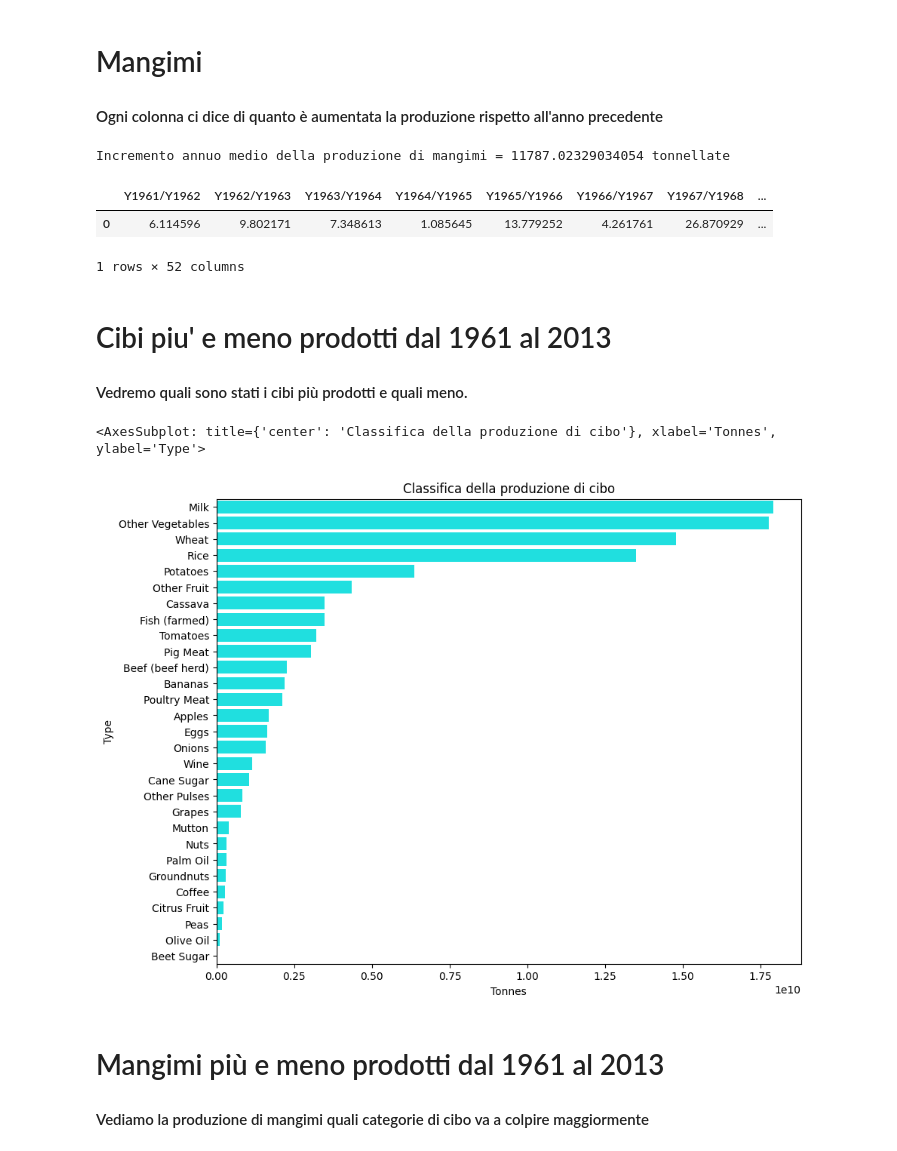
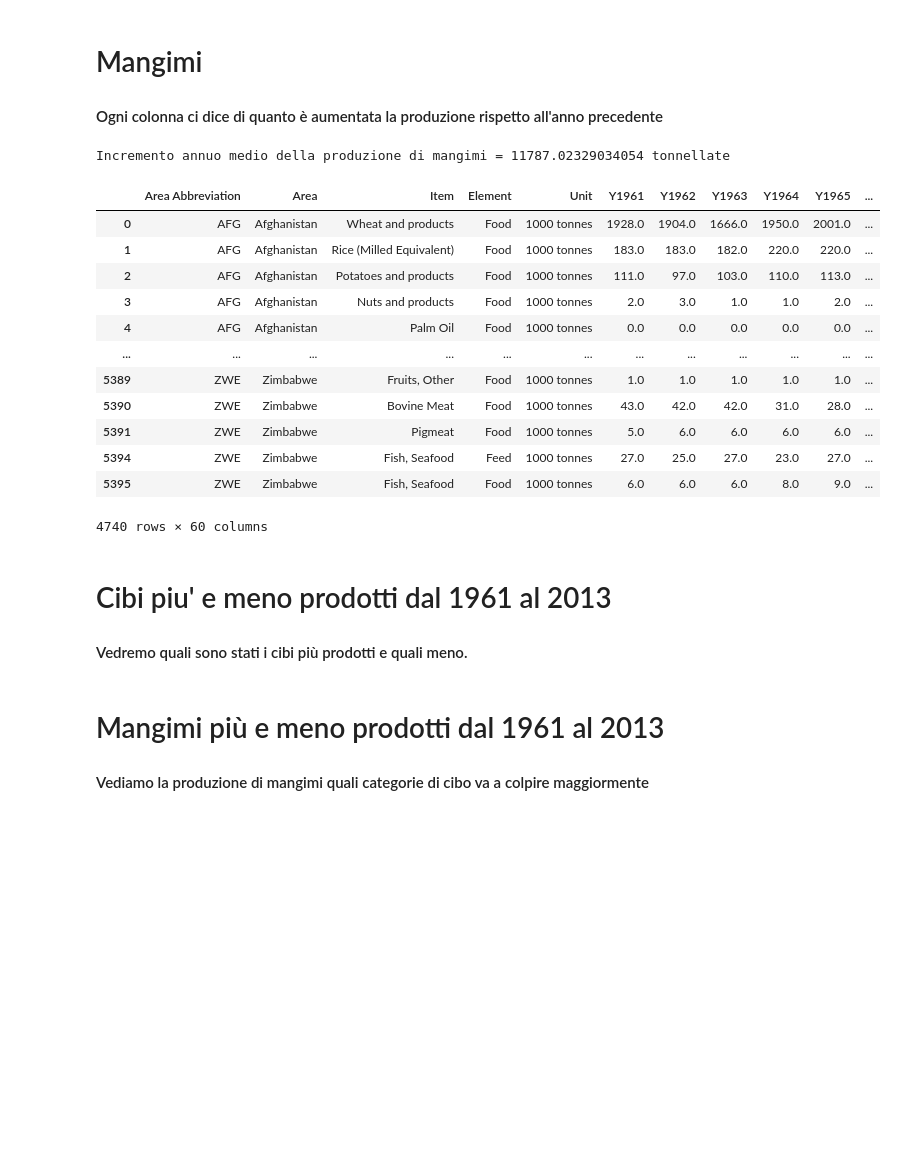
Before and after one commit to monkeymatt0/ProduzioneCibiMangimiImpattoAmbientale, a Jupyter notebook: MatteoVolleroDataVis.ipynb, the cells around one changed output. Cells and saved outputs as stored; diff of their text form; code cells hidden in the pictures; blank space fills up the shorter version.

```diff
--- a/MatteoVolleroDataVis.ipynb
+++ b/MatteoVolleroDataVis.ipynb
@@ -327,19 +319,29 @@ Incremento annuo medio della produzione di cibo = 14862.527781602186 tonnellate
 # %%
 Feed = cibi_mangimi.loc["Feed"]
 
 Feed_yearly_increment = [abs(Feed[f"Y{i}"] - Feed[f"Y{i+1}"]) for i in range(1961, 2014) if i + 1 < 2014]
 Feed_yearly_increment_df = pd.DataFrame()
 for i in range(1961, 2014):
      if i+1 < 2014:
           Feed_yearly_increment_df[f"Y{i}/Y{i+1}"] = pd.Series(Feed_yearly_increment[abs(1961 - i)])
 
 print(f"Incremento annuo medio della produzione di mangimi = {Feed_yearly_increment_df.iloc[0].mean() * 1000} tonnellate")
-Feed_yearly_increment_df
+prodotti_tracciati_df
 # %% [output]
 Incremento annuo medio della produzione di mangimi = 11787.02329034054 tonnellate
-|  | Y1961/Y1962 | Y1962/Y1963 | Y1963/Y1964 | Y1964/Y1965 | Y1965/Y1966 | Y1966/Y1967 | Y1967/Y1968 | ... |
-| 0 | 6.114596 | 9.802171 | 7.348613 | 1.085645 | 13.779252 | 4.261761 | 26.870929 | ... |
+|  | Area Abbreviation | Area | Item | Element | Unit | Y1961 | Y1962 | Y1963 | Y1964 | Y1965 | ... |
+| 0 | AFG | Afghanistan | Wheat and products | Food | 1000 tonnes | 1928.0 | 1904.0 | 1666.0 | 1950.0 | 2001.0 | ... |
+| 1 | AFG | Afghanistan | Rice (Milled Equivalent) | Food | 1000 tonnes | 183.0 | 183.0 | 182.0 | 220.0 | 220.0 | ... |
+| 2 | AFG | Afghanistan | Potatoes and products | Food | 1000 tonnes | 111.0 | 97.0 | 103.0 | 110.0 | 113.0 | ... |
+| 3 | AFG | Afghanistan | Nuts and products | Food | 1000 tonnes | 2.0 | 3.0 | 1.0 | 1.0 | 2.0 | ... |
+| 4 | AFG | Afghanistan | Palm Oil | Food | 1000 tonnes | 0.0 | 0.0 | 0.0 | 0.0 | 0.0 | ... |
+| ... | ... | ... | ... | ... | ... | ... | ... | ... | ... | ... | ... |
+| 5389 | ZWE | Zimbabwe | Fruits, Other | Food | 1000 tonnes | 1.0 | 1.0 | 1.0 | 1.0 | 1.0 | ... |
+| 5390 | ZWE | Zimbabwe | Bovine Meat | Food | 1000 tonnes | 43.0 | 42.0 | 42.0 | 31.0 | 28.0 | ... |
+| 5391 | ZWE | Zimbabwe | Pigmeat | Food | 1000 tonnes | 5.0 | 6.0 | 6.0 | 6.0 | 6.0 | ... |
+| 5394 | ZWE | Zimbabwe | Fish, Seafood | Feed | 1000 tonnes | 27.0 | 25.0 | 27.0 | 23.0 | 27.0 | ... |
+| 5395 | ZWE | Zimbabwe | Fish, Seafood | Food | 1000 tonnes | 6.0 | 6.0 | 6.0 | 8.0 | 9.0 | ... |
-1 rows × 52 columns
+4740 rows × 60 columns
 # %% [markdown]
 # Cibi piu' e meno prodotti dal 1961 al 2013
 #### Vedremo quali sono stati i cibi più prodotti e quali meno.
@@ -351,17 +353,19 @@ Food_items = Food_items.sort_values(by=["Prod. 1961 - 2013"], ascending=False).r
 Food_items["Tonnes"] = Food_items["Prod. 1961 - 2013"] * 1000
 temp_df = Food_items.groupby("Type").sum(numeric_only=True).sort_values(by="Tonnes", ascending=False)
 
-f, ax = plt.subplots(figsize=(10, 8))
-ax.set_title("Classifica della produzione di cibo")
-sns.barplot(
-     x=temp_df["Tonnes"],
-     y=temp_df.index,
-     color='cyan',
-     orient='h'
+# prodotti_tracciati_df["Tonnes"] = prodotti_tracciati_df["Prod. 1961 - 2013"] * 1000
+# Food_items["Tonnes"] = prodotti_tracciati_df["Tonnes"]
+
+fig = px.bar(
+     temp_df,
+     x=temp_df.index,
+     y="Tonnes",
+     color="Tonnes",
+     title='Cibi più e meno prodotti dal 1961 al 2013',
+     height=600
 )
+
+fig.show()
-# %% [output]
-<AxesSubplot: title={'center': 'Classifica della produzione di cibo'}, xlabel='Tonnes', ylabel='Type'>
-[figure, removed]
 # %% [markdown]
 # Mangimi più e meno prodotti dal 1961 al 2013
 #### Vediamo la produzione di mangimi quali categorie di cibo va a colpire maggiormente
```
Also changed, not shown: parts of 10 cells of this notebook.
